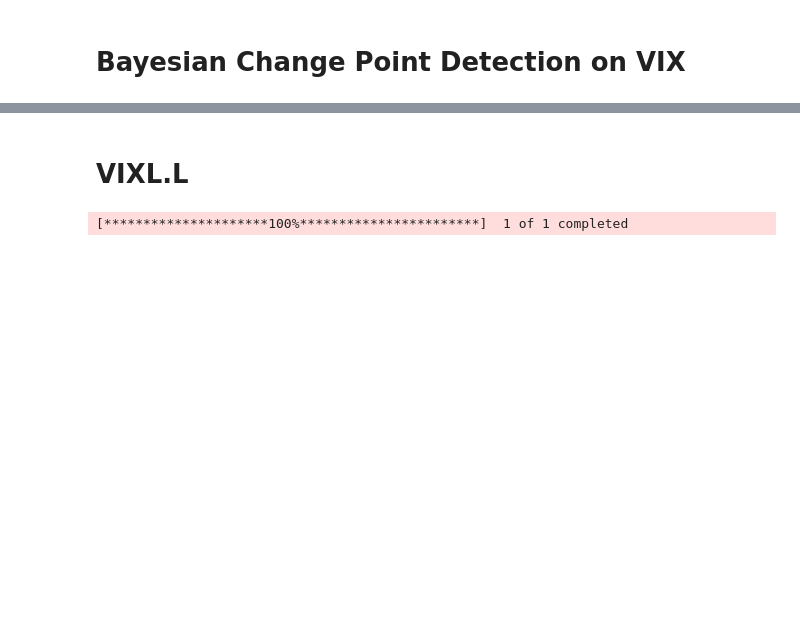
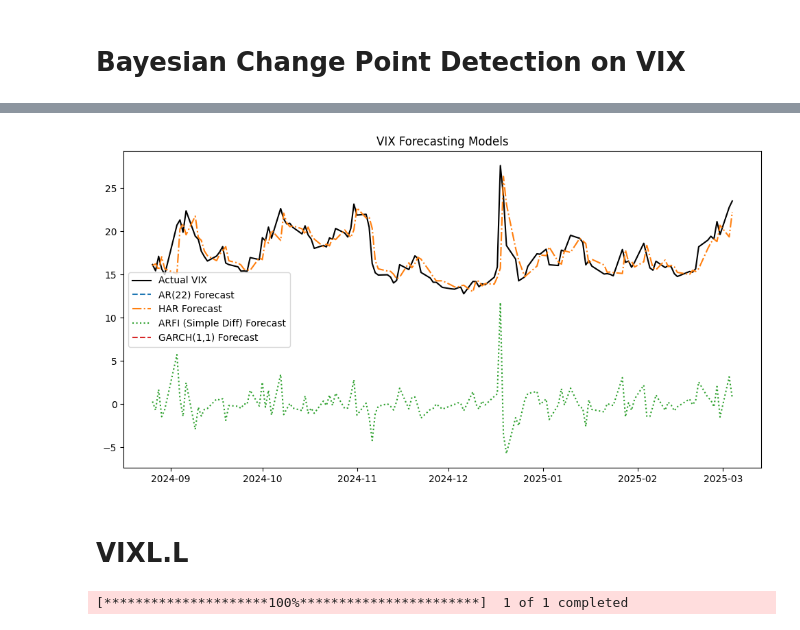
Before and after one commit to stefanciprian/rd, a Jupyter notebook: vix.ipynb, the cells around one changed output, grey strips where cells are left out. Cells and saved outputs as stored; diff of their text form; code cells hidden in the pictures; blank space fills up the shorter version.

Commit message:
AR(p), HAR, and ARFI models using Python

```diff
--- a/vix.ipynb
+++ b/vix.ipynb
@@ -1892,0 +1880,94 @@ DatetimeIndex(['2020-01-17', '2020-02-03', '2020-02-18', '2020-02-25',
+# %%
+import numpy as np
+import pandas as pd
+import statsmodels.api as sm
+import arch
+import matplotlib.pyplot as plt
+import yfinance as yf
+from statsmodels.tsa.arima.model import ARIMA
+from arch import arch_model
+
+# Fetch VIX data
+end_time = pd.to_datetime("today").strftime("%Y-%m-%d")
+vix_data = yf.download('^VIX', start='2022-07-02', end=end_time)
+
+# Extract Close prices
+vix_close = vix_data['Close']
+
+# Create DataFrame
+data = pd.DataFrame(index=vix_close.index)
+data['vix'] = vix_close
+
+# Create features
+# Lagged VIX values
+for lag in [1, 5, 10, 20]:
+    data[f'vix_lag_{lag}'] = data['vix'].shift(lag)
+
+# Leverage effect (absolute value of lagged changes in VIX)
+data['leverage'] = np.sign(np.random.normal(0, 1, len(data))) * data['vix'].shift(1)
+
+# Day-of-week effects
+data['day_of_week'] = data.index.dayofweek
+
+# Macroeconomic announcement days (random selection for example)
+data['macro_announcement'] = np.random.choice([0, 1], size=len(data), p=[0.9, 0.1])
+
+# Drop NaN values
+data.dropna(inplace=True)
+
+# Train-test split
+train_size = int(len(data) * 0.8)
+train, test = data[:train_size], data[train_size:]
+
+# Fit AR model
+ar_model = sm.tsa.AutoReg(train['vix'], lags=22, trend='c').fit()
+
+# Instead of predicting outside the training data range, predict within the test data range
+# and use dynamic forecasting for better performance.
+# 'start' and 'end' should be within the training data index range.
+# Here, we use the index of the test data, but ensure they are within the training data index.
+
+# Get the overlapping dates between the training and test data
+overlapping_dates = train.index.intersection(test.index)
+
+# If there are overlapping dates, use them for prediction
+if not overlapping_dates.empty:
+    data['ar_forecast'] = ar_model.predict(
+        start=overlapping_dates[0],
+        end=overlapping_dates[-1],
+        dynamic=True
+    )
+else:
+    # If no overlapping dates, handle the case appropriately (e.g., raise an error or use a different approach)
+    print("Warning: No overlapping dates between training and test data. AR forecasting may not be accurate.")
+    data['ar_forecast'] = np.nan  # Or handle it differently based on your needs
+
+
+# Fit HAR model
+X_har = train[['vix_lag_1', 'vix_lag_5', 'vix_lag_10']]
+y_har = train['vix']
+X_har = sm.add_constant(X_har)
+har_model = sm.OLS(y_har, X_har).fit()
+
+test_X_har = test[['vix_lag_1', 'vix_lag_5', 'vix_lag_10']]
+test_X_har = sm.add_constant(test_X_har)
+data.loc[test.index, 'har_forecast'] = har_model.predict(test_X_har)
+
+# Replace ARFI with simple differencing (as fracdiff is unavailable)
+data['arfi_forecast'] = data['vix'].diff().fillna(0)
+
+# GARCH Model
+garch = arch_model(train['vix'], vol='Garch', p=1, q=1).fit()
+data.loc[test.index, 'garch_forecast'] = garch.forecast(start=test.index[0], horizon=1).variance
+
+# Plot results
+plt.figure(figsize=(12, 6))
+plt.plot(test.index, test['vix'], label='Actual VIX', color='black')
+plt.plot(test.index, data.loc[test.index, 'ar_forecast'], label='AR(22) Forecast', linestyle='--')
+plt.plot(test.index, data.loc[test.index, 'har_forecast'], label='HAR Forecast', linestyle='-.')
+plt.plot(test.index, data.loc[test.index, 'arfi_forecast'], label='ARFI (Simple Diff) Forecast', linestyle=':')
+plt.plot(test.index, data.loc[test.index, 'garch_forecast'], label='GARCH(1,1) Forecast', linestyle='--')
+plt.legend()
+plt.title("VIX Forecasting Models")
+plt.show()
+# %% [output]
@@ -1893,3 +1992,4 @@ DatetimeIndex(['2020-01-17', '2020-02-03', '2020-02-18', '2020-02-25',
+[figure, added]
 # %% [markdown]
 # VIXL.L
 # %%
```
Also changed, not shown: parts of 22 cells of this notebook.
